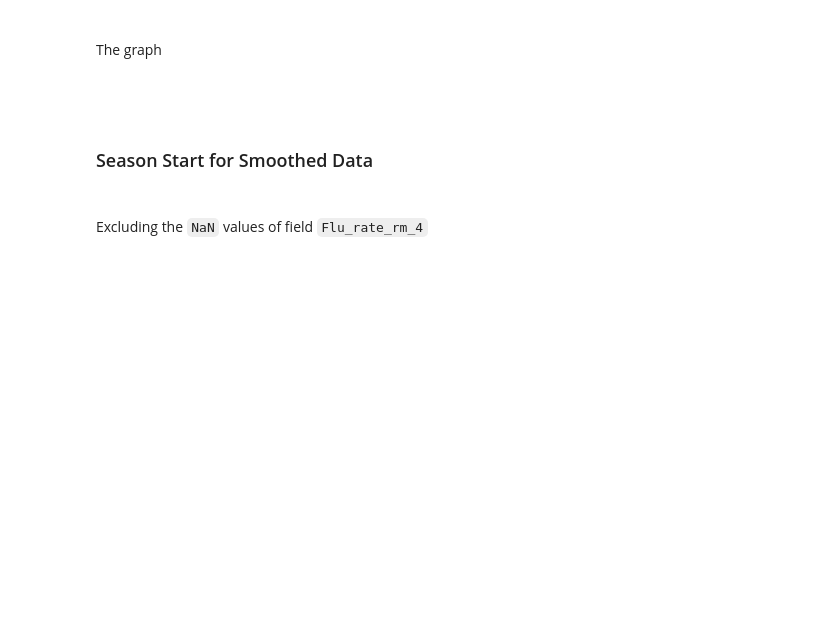
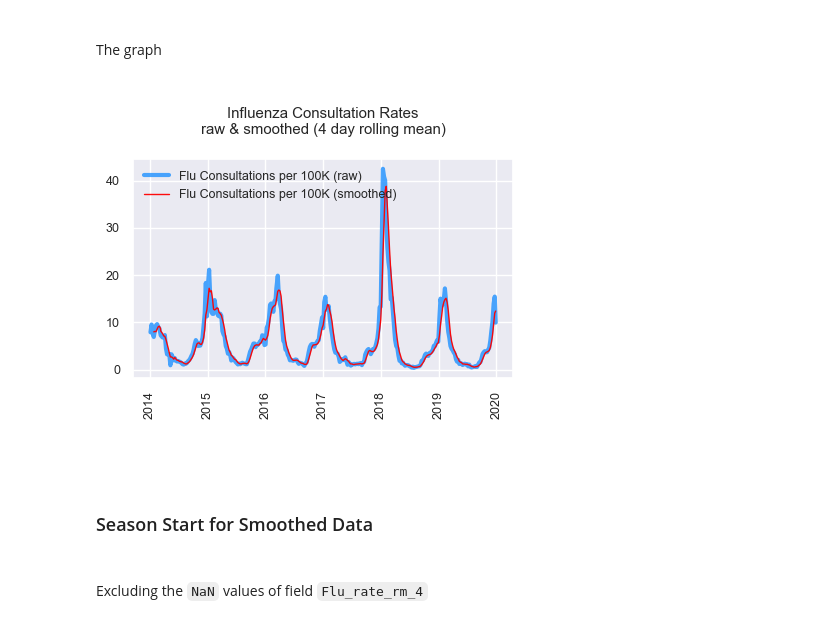
Before and after one commit to premodelling/practitioners, a Jupyter notebook: notebooks/practitioners.ipynb, the cells around one changed output. Drawn from its saved outputs; the diff is of its cells as text; code cells hidden in the pictures; blank space fills up the shorter version.

```diff
--- a/notebooks/practitioners.ipynb
+++ b/notebooks/practitioners.ipynb
@@ -672,14 +716,17 @@ The graph
 # %%
 fig = plt.figure(figsize=(4.9, 2.9))
 handle = fig.gca()
 handle.tick_params(axis='both', labelsize='small')
 
 handle.plot(flu.index, flu.Flu_rate, color='dodgerblue', alpha = 0.80, linewidth=3, label='Flu Consultations per 100K (raw)');
 handle.plot(flu.index, flu.Flu_rate_rm_4, color='red', alpha=0.95, linewidth=1, label='Flu Consultations per 100K (smoothed)');
 
 plt.xticks(rotation=90)
+plt.title("\nInfluenza Consultation Rates\nraw & smoothed (4 day rolling mean)\n", fontdict={'fontsize': 'medium'})
 
 handle.legend(loc='upper left', fontsize='small');
+# %% [output]
+[figure, added]
 # %% [markdown]
 <br>
 <br>
```
Also changed, not shown: parts of 14 cells of this notebook.
